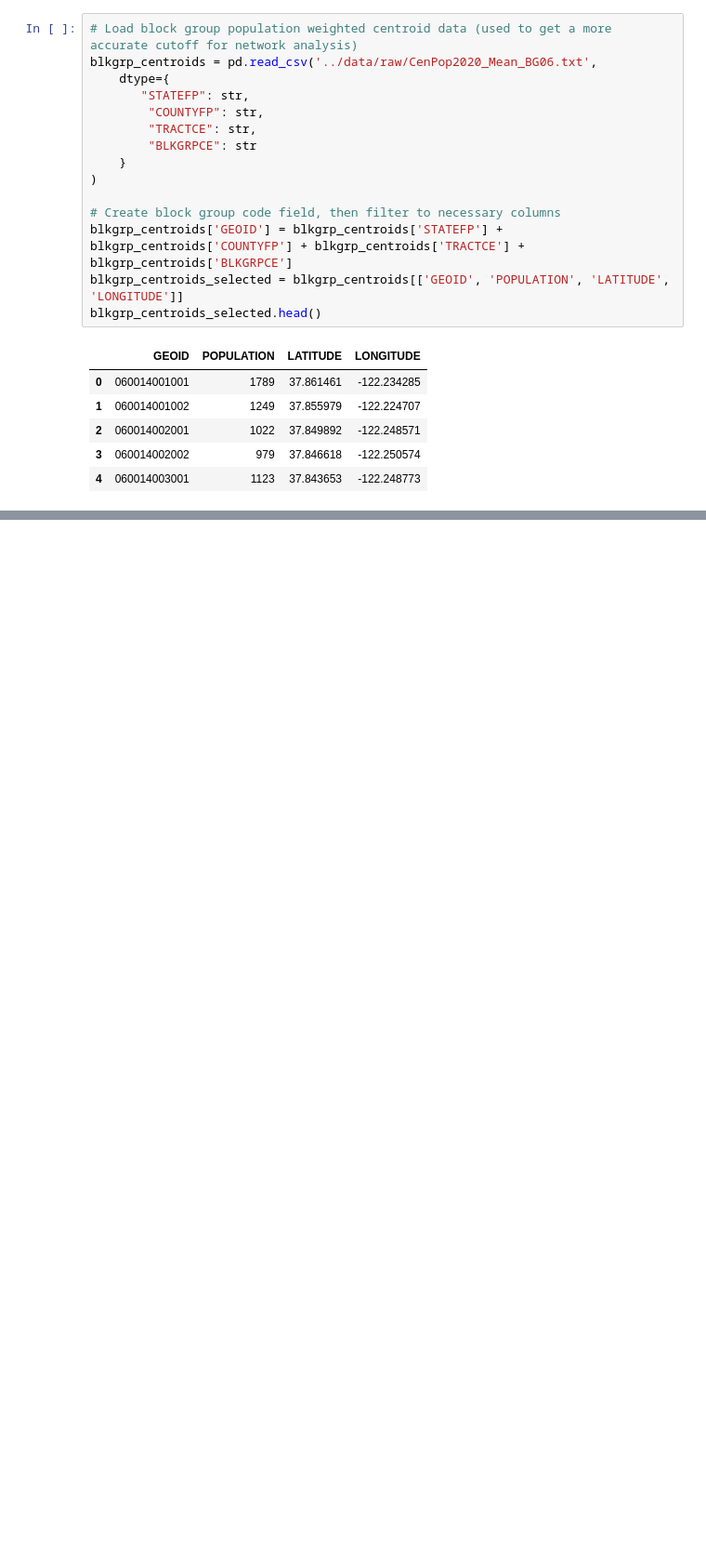
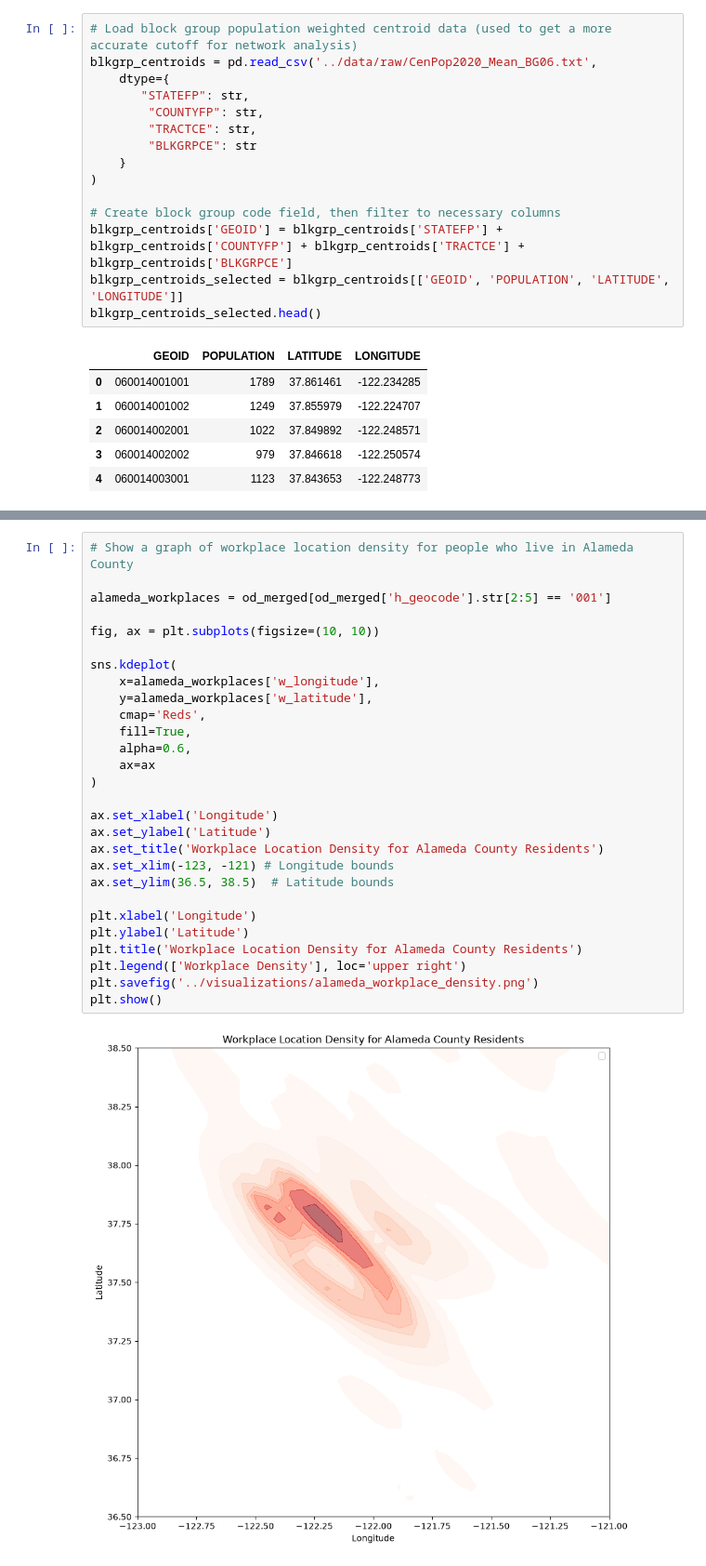
Before and after one commit to rinhinosawa/cp101, a Jupyter notebook: notebooks/data_exploration_processing_2.ipynb, the cells around one changed output, grey strips where cells are left out. Shown at 93% size. Cells and saved outputs as stored; diff of their text form; blank space fills up the shorter version.

Commit message:
Editing Data Processing
- saving processed datasets
- testing visualization for od matched data

```diff
--- a/notebooks/script.ipynb
+++ b/notebooks/data_exploration_processing_2.ipynb
@@ -299,3 +296,33 @@ od_merged.head()
 | 2 | 060014001001003 | 060014008001013 | 1 | 0 | 1 | 0 | 0 | 0 | 1 | 0 | 0 | ... |
 | 3 | 060014001001003 | 060014010001004 | 1 | 0 | 1 | 0 | 0 | 0 | 1 | 0 | 0 | ... |
 | 4 | 060014001001003 | 060014016001025 | 1 | 0 | 0 | 1 | 0 | 0 | 1 | 0 | 0 | ... |
+# %%
+# Show a graph of workplace location density for people who live in Alameda County
+
+alameda_workplaces = od_merged[od_merged['h_geocode'].str[2:5] == '001']
+
+fig, ax = plt.subplots(figsize=(10, 10))
+
+sns.kdeplot(
+    x=alameda_workplaces['w_longitude'],
+    y=alameda_workplaces['w_latitude'],
+    cmap='Reds',
+    fill=True,
+    alpha=0.6,
+    ax=ax
+)
+
+ax.set_xlabel('Longitude')
+ax.set_ylabel('Latitude')
+ax.set_title('Workplace Location Density for Alameda County Residents')
+ax.set_xlim(-123, -121) # Longitude bounds
+ax.set_ylim(36.5, 38.5)  # Latitude bounds
+
+plt.xlabel('Longitude')
+plt.ylabel('Latitude')
+plt.title('Workplace Location Density for Alameda County Residents')
+plt.legend(['Workplace Density'], loc='upper right')
+plt.savefig('../visualizations/alameda_workplace_density.png')
+plt.show()
+# %% [output]
+[figure, added]
```
Also changed, not shown: parts of 9 cells of this notebook, 2 other files.
